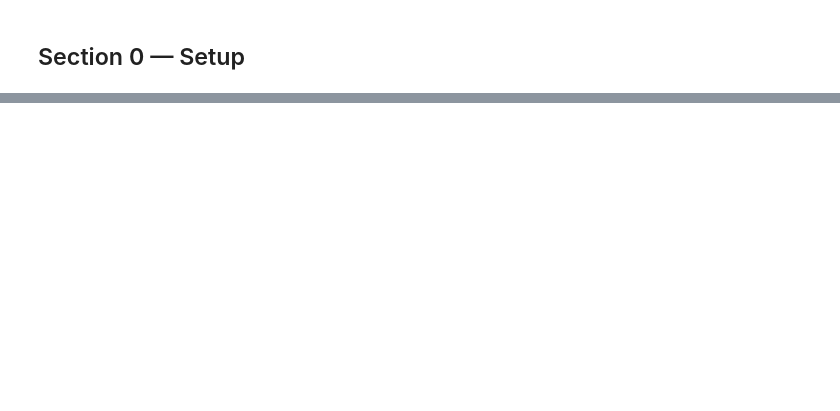
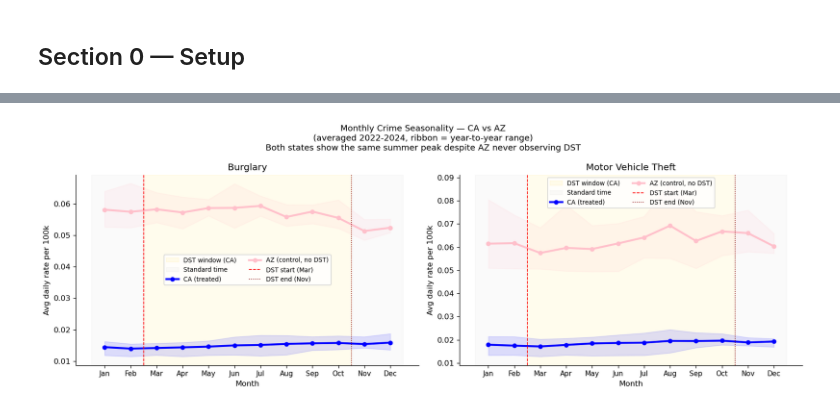
Before and after one commit to shellyycao/IDS701_UDS_Final_Project, a Jupyter notebook: notebooks/stage2_ca_az_did.ipynb, the cells around one changed output, grey strips where cells are left out. Cells and saved outputs as stored; diff of their text form; code cells hidden in the pictures; blank space fills up the shorter version.

```diff
--- a/notebooks/stage2_ca_az_did.ipynb
+++ b/notebooks/stage2_ca_az_did.ipynb
@@ -1132,0 +412,79 @@ Key contrasts to highlight in the write-up:
+# %%
+# ── Monthly seasonality — showing the confounding problem ──────────────────
+# observing DST — proving the pattern is seasonal, not DST-driven
+
+SEAS_PATH = Path("data/processed/analysis/monthly_seasonality_by_year.csv")
+seas = pd.read_csv(SEAS_PATH)
+seas = seas[
+    seas["state"].isin(["CA", "AZ"]) &
+    seas["crime_type"].isin(CRIMES)
+].copy()
+
+# Collapse across years
+seas_avg = (
+    seas.groupby(["state", "month", "crime_type"], as_index=False)
+    .agg(
+        avg_rate=("avg_daily_rate_per_100k", "mean"),
+        lo_rate=("avg_daily_rate_per_100k", "min"),
+        hi_rate=("avg_daily_rate_per_100k", "max"),
+    )
+)
+
+MONTH_LABELS = ["Jan", "Feb", "Mar", "Apr", "May", "Jun",
+                "Jul", "Aug", "Sep", "Oct", "Nov", "Dec"]
+
+fig, axes = plt.subplots(1, 2, figsize=(14, 5))
+fig.suptitle(
+    "Monthly Crime Seasonality — CA vs AZ\n"
+    "(averaged 2022-2024, ribbon = year-to-year range)\n"
+    "Both states show the same summer peak despite AZ never observing DST",
+    fontsize=11
+)
+
+for ax, ct in zip(axes, CRIMES):
+    sub = seas_avg[seas_avg["crime_type"] == ct]
+
+    # Shade DST window
+    ax.axvspan(2.5, 10.5, alpha=0.07, color="gold",      zorder=0, label="DST window (CA)")
+    ax.axvspan(0.5,  2.5, alpha=0.10, color="lightgray", zorder=0, label="Standard time")
+    ax.axvspan(10.5, 12.5,alpha=0.10, color="lightgray", zorder=0)
+
+    for state in ["CA", "AZ"]:
+        s = sub[sub["state"] == state].sort_values("month")
+        ax.plot(
+            s["month"], s["avg_rate"],
+            color=STATE_COLORS[state], lw=2.5, marker="o", ms=5,
+            label=f"{state} ({'treated' if state == 'CA' else 'control, no DST'})"
+        )
+        ax.fill_between(
+            s["month"], s["lo_rate"], s["hi_rate"],
+            color=STATE_COLORS[state], alpha=0.12
+        )
+
+    ax.axvline(2.5,  color="red",     ls="--", lw=1.0, label="DST start (Mar)")
+    ax.axvline(10.5, color="darkred", ls=":",  lw=1.0, label="DST end (Nov)")
+    ax.set_title(CRIME_LABELS[ct])
+    ax.set_xlabel("Month")
+    ax.set_ylabel("Avg daily rate per 100k")
+    ax.set_xticks(range(1, 13))
+    ax.set_xticklabels(MONTH_LABELS, fontsize=9)
+    ax.legend(fontsize=8, ncol=2)
+
+plt.tight_layout()
+plt.show()
+
+print("\nSummer (Jun-Aug) vs Winter (Dec-Feb) average rates:")
+print(f"{'State':<8} {'Crime type':<25} {'Winter':>10} {'Summer':>10} {'Pct increase':>15}")
+print("-" * 70)
+for state in ["CA", "AZ"]:
+    for ct in CRIMES:
+        sub = seas[
+            (seas["state"] == state) &
+            (seas["crime_type"] == ct)
+        ]
+        winter = sub[sub["month"].isin([12, 1, 2])]["avg_daily_rate_per_100k"].mean()
+        summer = sub[sub["month"].isin([6, 7, 8])]["avg_daily_rate_per_100k"].mean()
+        pct    = (summer - winter) / winter * 100
+        print(f"{state:<8} {CRIME_LABELS[ct]:<25} {winter:>10.4f} {summer:>10.4f} {pct:>+14.1f}%")
+# %% [output]
+[figure, added]
```
Also changed, not shown: parts of 65 cells of this notebook.
